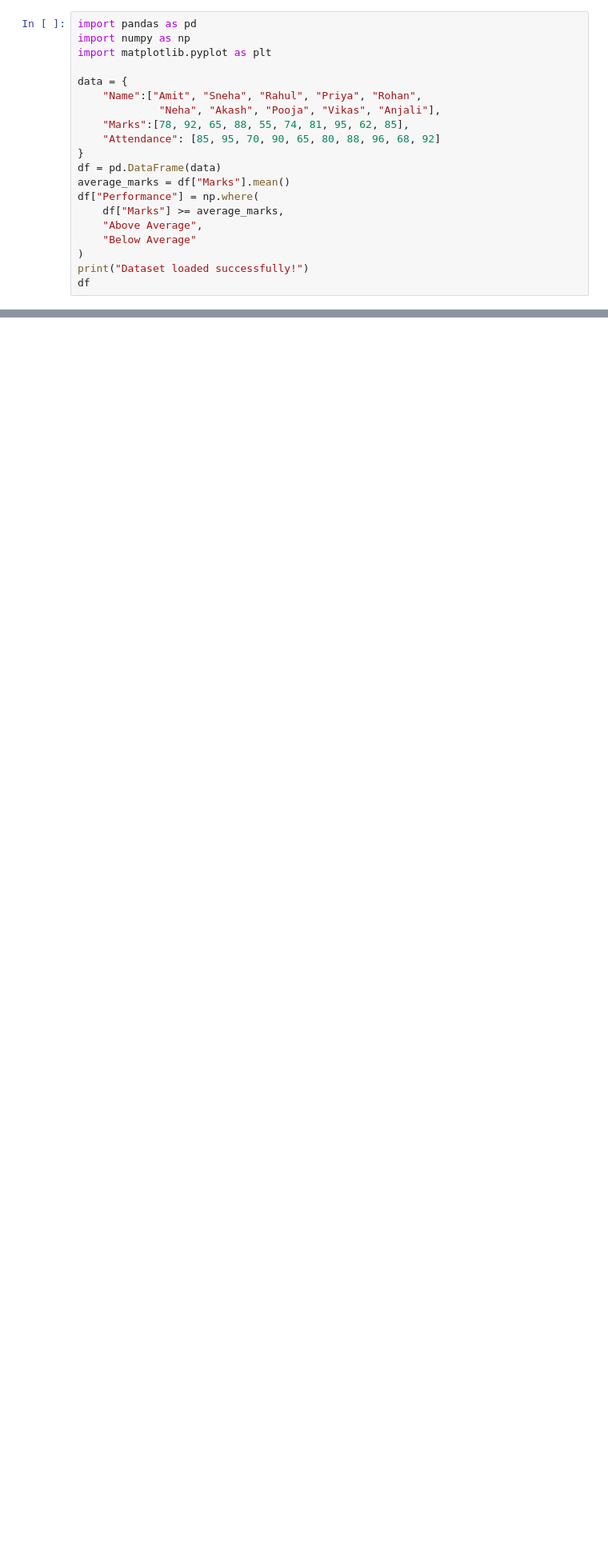
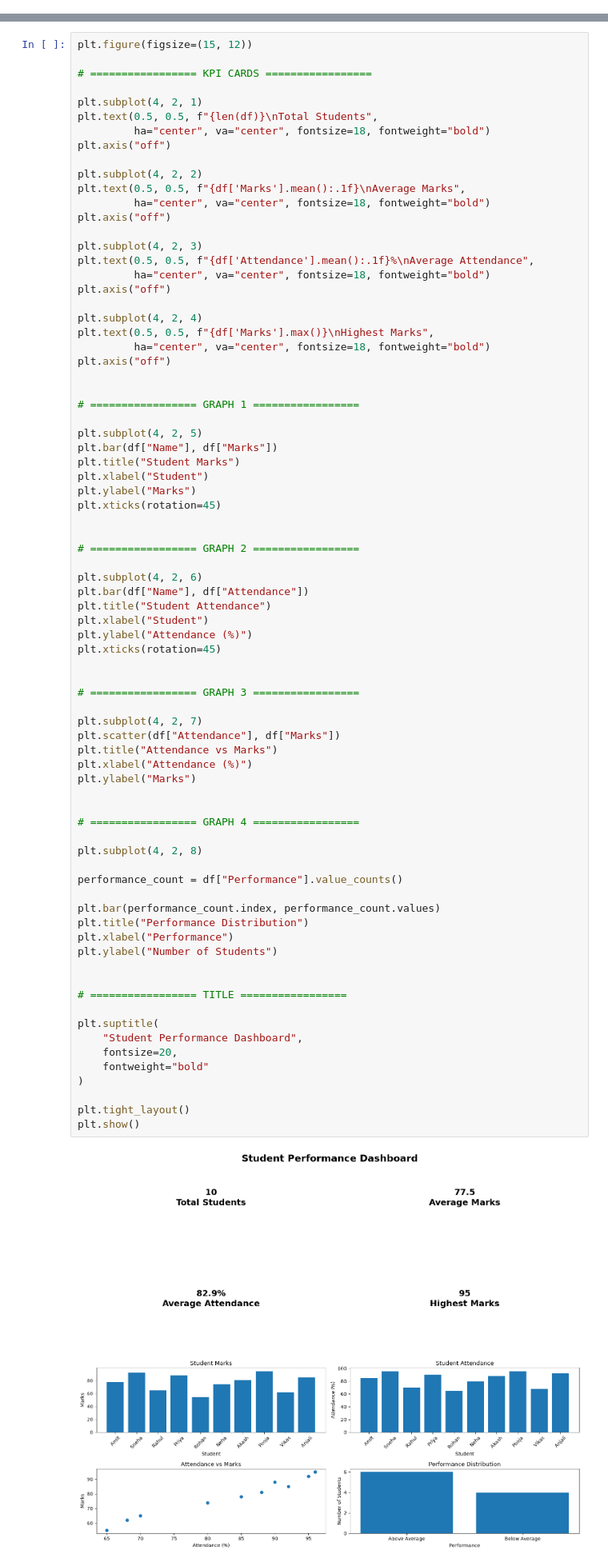
Before and after one commit to Rakesh-pagar/HorizonTechX_InternshipProjects, a Jupyter notebook: Task_4_Data_Visualization_Dashboard.ipynb, the cells around one changed output, grey strips where cells are left out. Shown at 80% size. Drawn from its saved outputs; the diff is of its cells as text; blank space fills up the shorter version.

```diff
--- a/Task_4_Data_Visualization_Dashboard.ipynb
+++ b/Task_4_Data_Visualization_Dashboard.ipynb
@@ -1,20 +0,0 @@
-# %%
-import pandas as pd
-import numpy as np
-import matplotlib.pyplot as plt
-
-data = {
-    "Name":["Amit", "Sneha", "Rahul", "Priya", "Rohan",
-             "Neha", "Akash", "Pooja", "Vikas", "Anjali"],
-    "Marks":[78, 92, 65, 88, 55, 74, 81, 95, 62, 85],
-    "Attendance": [85, 95, 70, 90, 65, 80, 88, 96, 68, 92]
-}
-df = pd.DataFrame(data)
-average_marks = df["Marks"].mean()
-df["Performance"] = np.where(
-    df["Marks"] >= average_marks,
-    "Above Average",
-    "Below Average"
-)
-print("Dataset loaded successfully!")
-df
@@ -79,3 +46,82 @@ plt.tight_layout()
 plt.show()
 # %% [output]
 [figure]
+# %%
+plt.figure(figsize=(15, 12))
+
+# ================= KPI CARDS =================
+
+plt.subplot(4, 2, 1)
+plt.text(0.5, 0.5, f"{len(df)}\nTotal Students",
+         ha="center", va="center", fontsize=18, fontweight="bold")
+plt.axis("off")
+
+plt.subplot(4, 2, 2)
+plt.text(0.5, 0.5, f"{df['Marks'].mean():.1f}\nAverage Marks",
+         ha="center", va="center", fontsize=18, fontweight="bold")
+plt.axis("off")
+
+plt.subplot(4, 2, 3)
+plt.text(0.5, 0.5, f"{df['Attendance'].mean():.1f}%\nAverage Attendance",
+         ha="center", va="center", fontsize=18, fontweight="bold")
+plt.axis("off")
+
+plt.subplot(4, 2, 4)
+plt.text(0.5, 0.5, f"{df['Marks'].max()}\nHighest Marks",
+         ha="center", va="center", fontsize=18, fontweight="bold")
+plt.axis("off")
+
+
+# ================= GRAPH 1 =================
+
+plt.subplot(4, 2, 5)
+plt.bar(df["Name"], df["Marks"])
+plt.title("Student Marks")
+plt.xlabel("Student")
+plt.ylabel("Marks")
+plt.xticks(rotation=45)
+
+
+# ================= GRAPH 2 =================
+
+plt.subplot(4, 2, 6)
+plt.bar(df["Name"], df["Attendance"])
+plt.title("Student Attendance")
+plt.xlabel("Student")
+plt.ylabel("Attendance (%)")
+plt.xticks(rotation=45)
+
+
+# ================= GRAPH 3 =================
+
+plt.subplot(4, 2, 7)
+plt.scatter(df["Attendance"], df["Marks"])
+plt.title("Attendance vs Marks")
+plt.xlabel("Attendance (%)")
+plt.ylabel("Marks")
+
+
+# ================= GRAPH 4 =================
+
+plt.subplot(4, 2, 8)
+
+performance_count = df["Performance"].value_counts()
+
+plt.bar(performance_count.index, performance_count.values)
+plt.title("Performance Distribution")
+plt.xlabel("Performance")
+plt.ylabel("Number of Students")
+
+
+# ================= TITLE =================
+
+plt.suptitle(
+    "Student Performance Dashboard",
+    fontsize=20,
+    fontweight="bold"
+)
+
+plt.tight_layout()
+plt.show()
+# %% [output]
+[figure, added]
```
Also changed, not shown: parts of 2 cells of this notebook.
